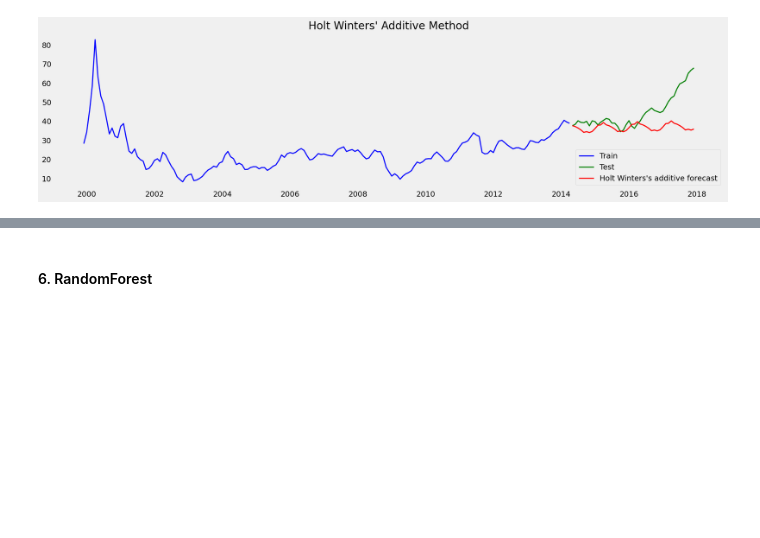
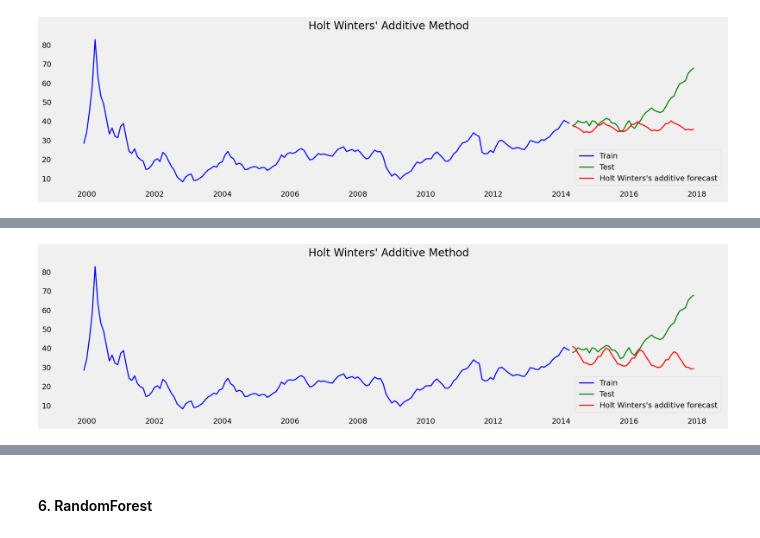
Before and after one commit to HoaNguyen710/DataSample, a Jupyter notebook: testDemo.ipynb, the cells around one changed output, grey strips where cells are left out. Saved outputs shown, nothing was run; the diff lists cells and outputs as text; code cells hidden in the pictures; blank space fills up the shorter version.

```diff
--- a/testDemo.ipynb
+++ b/testDemo.ipynb
@@ -568,0 +578,15 @@ results
+# %%
+y_hat_hwa = test.copy()
+forecast_values = model_fit.forecast(len(test))
+y_hat_hwa = forecast_values
+# %%
+plt.figure(figsize=(20,5))
+plt.grid()
+plt.plot( train, label='Train',color='blue',linewidth = 2)
+plt.plot(test, label='Test',color='green',linewidth = 2)
+plt.plot(y_hat_hwa, label='Holt Winters\'s additive forecast',color='red', linewidth = 2)
+plt.legend(loc='best')
+plt.title('Holt Winters\' Additive Method')
+plt.show()
+# %% [output]
+[figure, added]
```
Also changed, not shown: parts of 11 cells of this notebook.
